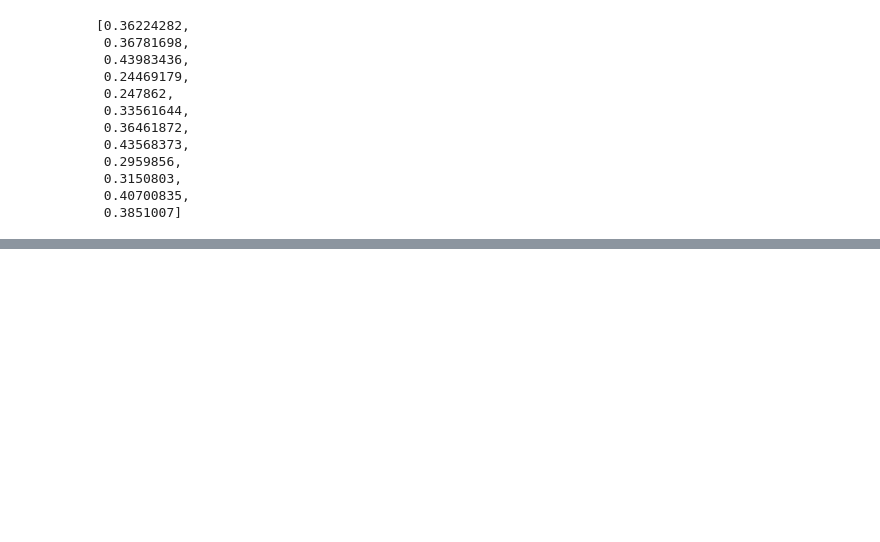
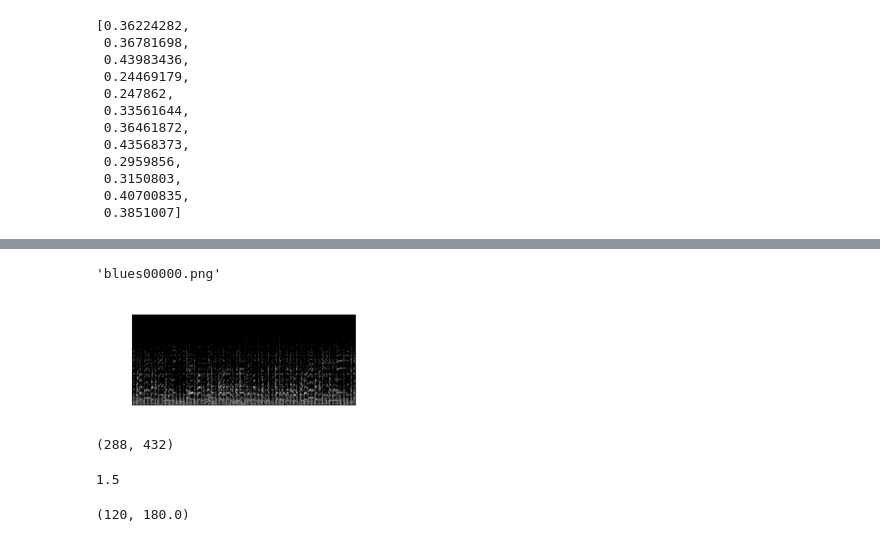
Before and after one commit to Nihal-Srivastava05/Music-Genre-Classification-GTZAN, a Jupyter notebook: Notebooks/Data Preprocessing.ipynb, the cells around one changed output, grey strips where cells are left out. Cells and saved outputs as stored; diff of their text form; code cells hidden in the pictures; blank space fills up the shorter version.

```diff
--- a/Notebooks/Data Preprocessing.ipynb
+++ b/Notebooks/Data Preprocessing.ipynb
@@ -197,0 +246,3 @@ extracted_feature_df.to_csv("../Datasets/Extracted_Features_Chroma.csv", index=F
+# %%
+metadata = pd.read_csv('../Data/features_30_sec.csv')
+metadata.head()
@@ -197,0 +257,25 @@ extracted_feature_df.to_csv("../Datasets/Extracted_Features_Chroma.csv", index=F
+# %%
+img_name = ''.join(metadata['filename'].iloc[0].split('.')[0:-1])+'.png'
+img_name
+# %% [output]
+'blues00000.png'
+# %%
+image = Image.open('../Data/images_original/blues/'+img_name).convert('L')
+image = image.resize((288, 120))
+# %%
+image
+# %% [output]
+[figure, added]
+# %%
+data = np.asarray(image)
+data.shape
+# %% [output]
+(288, 432)
+# %%
+432 / 288
+# %% [output]
+1.5
+# %%
+120 , 120*1.5
+# %% [output]
+(120, 180.0)
```
Also changed, not shown: parts of 15 cells of this notebook, 2 other files.
